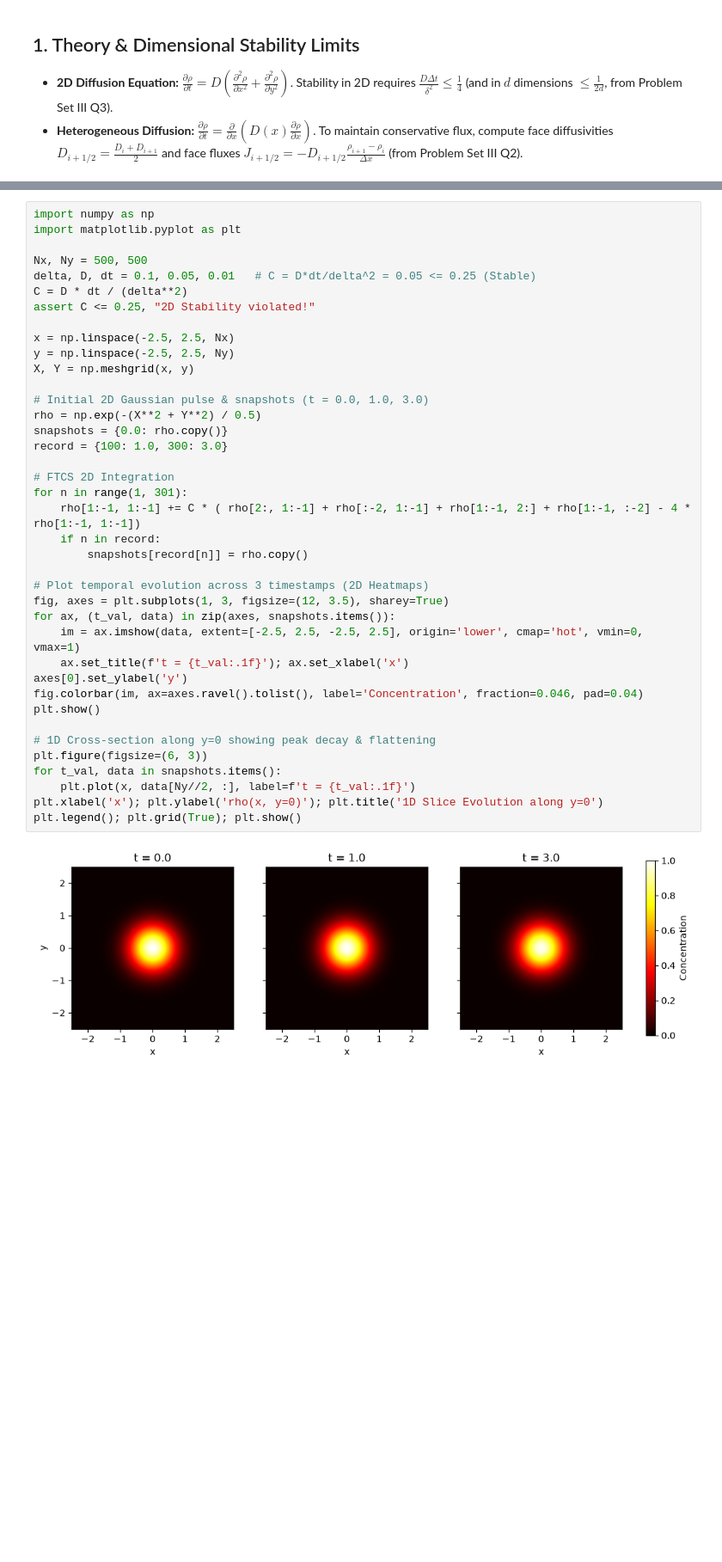
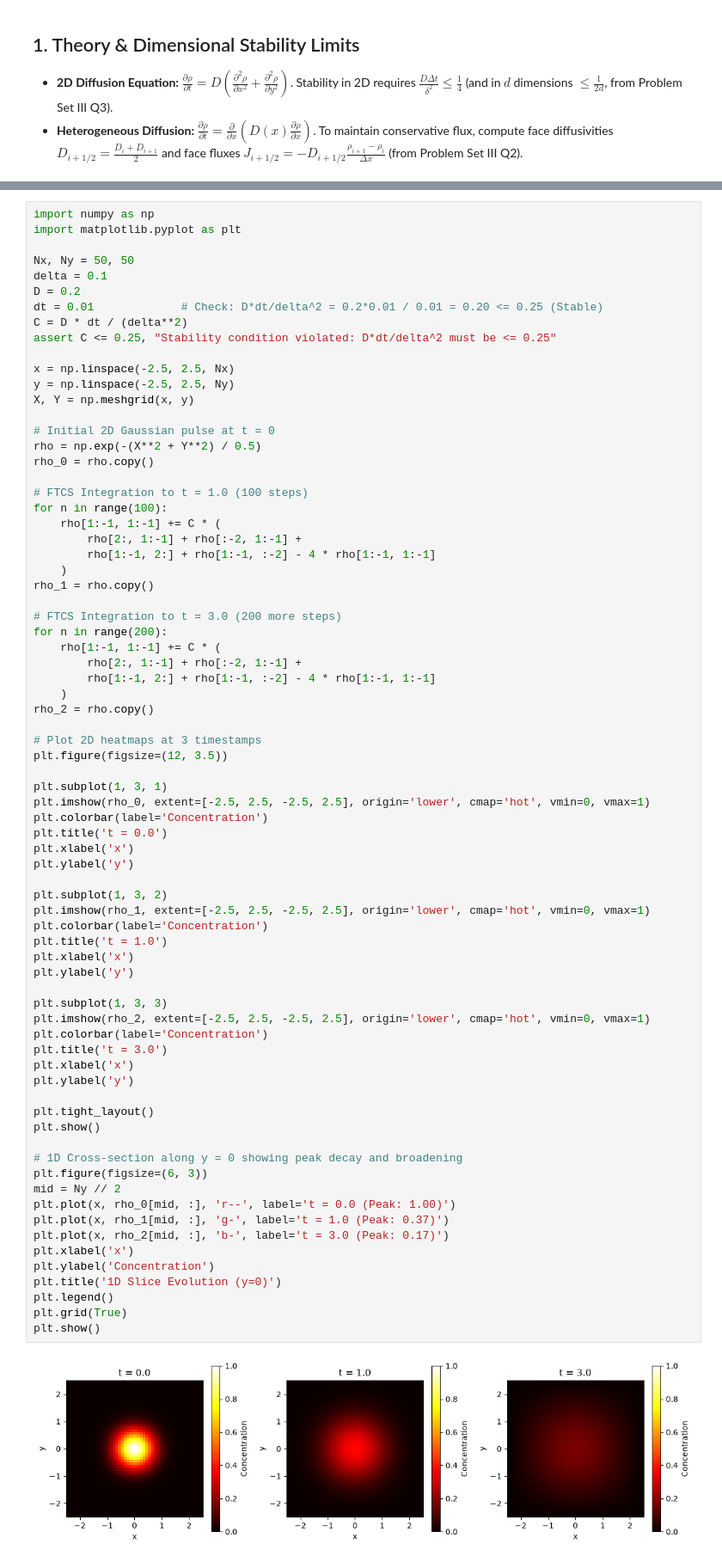
Before and after one commit to Nandu45321/Numerical-Methods-PHY324, a Jupyter notebook: Notes/Quiz2/03_2D_and_Heterogeneous_Diffusion.ipynb, the cells around one changed output, grey strips where cells are left out. Shown at 86% size. Drawn from its saved outputs; the diff is of its cells as text; blank space fills up the shorter version.

```diff
--- a/Notes/Quiz2/03_2D_and_Heterogeneous_Diffusion.ipynb
+++ b/Notes/Quiz2/03_2D_and_Heterogeneous_Diffusion.ipynb
@@ -12,41 +12,76 @@
 # %%
 import numpy as np
 import matplotlib.pyplot as plt
 
-Nx, Ny = 500, 500
-delta, D, dt = 0.1, 0.05, 0.01   # C = D*dt/delta^2 = 0.05 <= 0.25 (Stable)
+Nx, Ny = 50, 50
+delta = 0.1
+D = 0.2
+dt = 0.01             # Check: D*dt/delta^2 = 0.2*0.01 / 0.01 = 0.20 <= 0.25 (Stable)
 C = D * dt / (delta**2)
-assert C <= 0.25, "2D Stability violated!"
+assert C <= 0.25, "Stability condition violated: D*dt/delta^2 must be <= 0.25"
 
 x = np.linspace(-2.5, 2.5, Nx)
 y = np.linspace(-2.5, 2.5, Ny)
 X, Y = np.meshgrid(x, y)
 
-# Initial 2D Gaussian pulse & snapshots (t = 0.0, 1.0, 3.0)
+# Initial 2D Gaussian pulse at t = 0
 rho = np.exp(-(X**2 + Y**2) / 0.5)
-snapshots = {0.0: rho.copy()}
-record = {100: 1.0, 300: 3.0}
+rho_0 = rho.copy()
 
-# FTCS 2D Integration
-for n in range(1, 301):
-    rho[1:-1, 1:-1] += C * ( rho[2:, 1:-1] + rho[:-2, 1:-1] + rho[1:-1, 2:] + rho[1:-1, :-2] - 4 * rho[1:-1, 1:-1])
-    if n in record:
-        snapshots[record[n]] = rho.copy()
+# FTCS Integration to t = 1.0 (100 steps)
+for n in range(100):
+    rho[1:-1, 1:-1] += C * (
+        rho[2:, 1:-1] + rho[:-2, 1:-1] +
+        rho[1:-1, 2:] + rho[1:-1, :-2] - 4 * rho[1:-1, 1:-1]
+    )
+rho_1 = rho.copy()
 
-# Plot temporal evolution across 3 timestamps (2D Heatmaps)
-fig, axes = plt.subplots(1, 3, figsize=(12, 3.5), sharey=True)
-for ax, (t_val, data) in zip(axes, snapshots.items()):
-    im = ax.imshow(data, extent=[-2.5, 2.5, -2.5, 2.5], origin='lower', cmap='hot', vmin=0, vmax=1)
-    ax.set_title(f't = {t_val:.1f}'); ax.set_xlabel('x')
-axes[0].set_ylabel('y')
-fig.colorbar(im, ax=axes.ravel().tolist(), label='Concentration', fraction=0.046, pad=0.04)
+# FTCS Integration to t = 3.0 (200 more steps)
+for n in range(200):
+    rho[1:-1, 1:-1] += C * (
+        rho[2:, 1:-1] + rho[:-2, 1:-1] +
+        rho[1:-1, 2:] + rho[1:-1, :-2] - 4 * rho[1:-1, 1:-1]
+    )
+rho_2 = rho.copy()
+
+# Plot 2D heatmaps at 3 timestamps
+plt.figure(figsize=(12, 3.5))
+
+plt.subplot(1, 3, 1)
+plt.imshow(rho_0, extent=[-2.5, 2.5, -2.5, 2.5], origin='lower', cmap='hot', vmin=0, vmax=1)
+plt.colorbar(label='Concentration')
+plt.title('t = 0.0')
+plt.xlabel('x')
+plt.ylabel('y')
+
+plt.subplot(1, 3, 2)
+plt.imshow(rho_1, extent=[-2.5, 2.5, -2.5, 2.5], origin='lower', cmap='hot', vmin=0, vmax=1)
+plt.colorbar(label='Concentration')
+plt.title('t = 1.0')
+plt.xlabel('x')
+plt.ylabel('y')
+
+plt.subplot(1, 3, 3)
+plt.imshow(rho_2, extent=[-2.5, 2.5, -2.5, 2.5], origin='lower', cmap='hot', vmin=0, vmax=1)
+plt.colorbar(label='Concentration')
+plt.title('t = 3.0')
+plt.xlabel('x')
+plt.ylabel('y')
+
+plt.tight_layout()
 plt.show()
 
-# 1D Cross-section along y=0 showing peak decay & flattening
+# 1D Cross-section along y = 0 showing peak decay and broadening
 plt.figure(figsize=(6, 3))
-for t_val, data in snapshots.items():
-    plt.plot(x, data[Ny//2, :], label=f't = {t_val:.1f}')
-plt.xlabel('x'); plt.ylabel('rho(x, y=0)'); plt.title('1D Slice Evolution along y=0')
-plt.legend(); plt.grid(True); plt.show()
+mid = Ny // 2
+plt.plot(x, rho_0[mid, :], 'r--', label='t = 0.0 (Peak: 1.00)')
+plt.plot(x, rho_1[mid, :], 'g-', label='t = 1.0 (Peak: 0.37)')
+plt.plot(x, rho_2[mid, :], 'b-', label='t = 3.0 (Peak: 0.17)')
+plt.xlabel('x')
+plt.ylabel('Concentration')
+plt.title('1D Slice Evolution (y=0)')
+plt.legend()
+plt.grid(True)
+plt.show()
 # %% [output]
-[figure, old version]
+[figure, new version]
```
Also changed, not shown: parts of 2 cells of this notebook, 7 other files.
